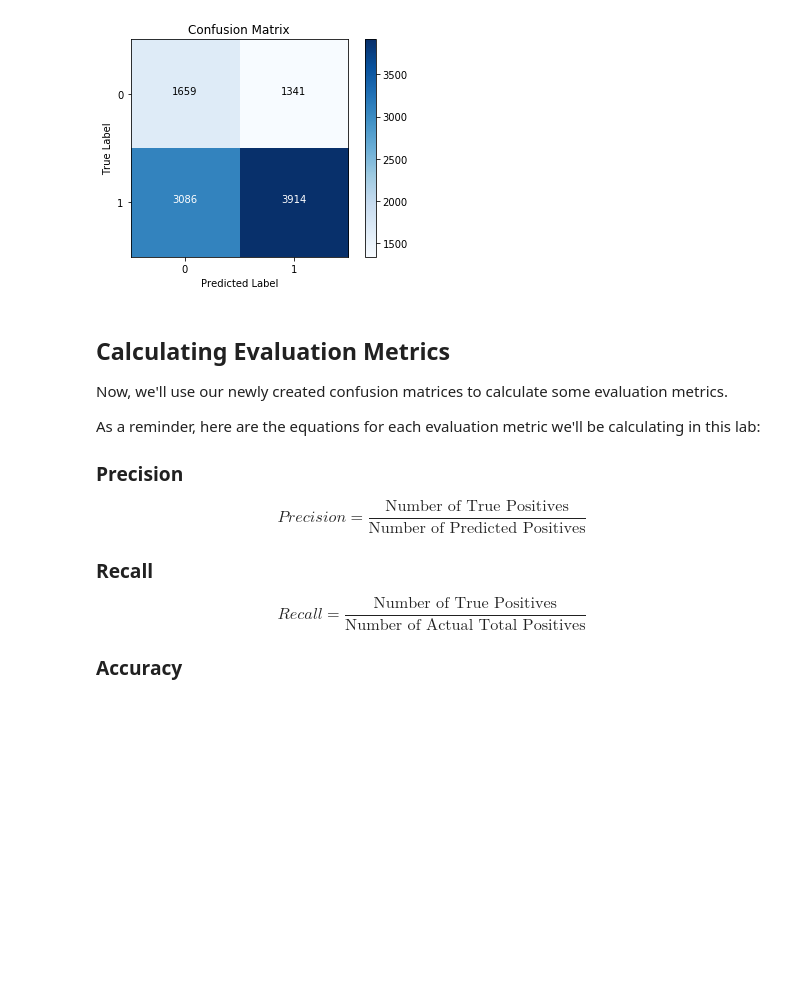
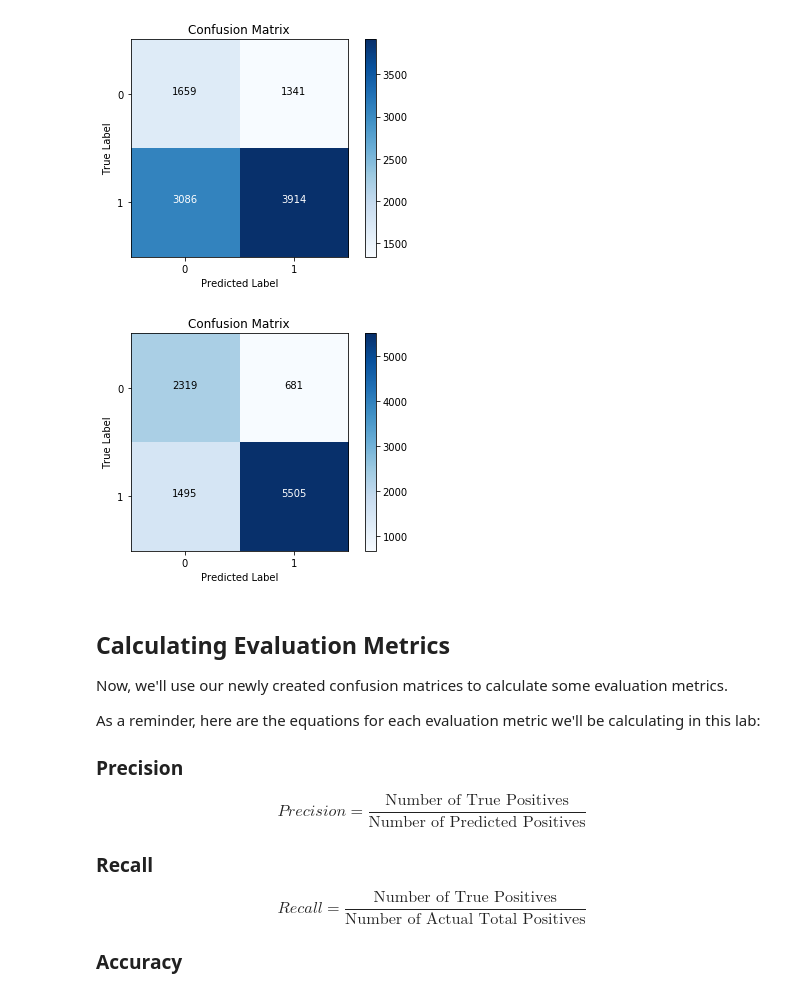
Before and after one commit to MangrobanGit/dsc-3-27-08-evaluation-metrics-lab-seattle-ds-career-040119, a Jupyter notebook: index.ipynb, the cells around one changed output. Saved outputs shown, nothing was run; the diff lists cells and outputs as text; code cells hidden in the pictures; blank space fills up the shorter version.

```diff
--- a/index.ipynb
+++ b/index.ipynb
@@ -157,7 +157,9 @@ show_cf(labels, model2_preds)
 # %% [output]
 [figure]
 # %%
-show_cf(labels, model1_preds)
+show_cf(labels, model3_preds)
+# %% [output]
+[figure, added]
 # %% [markdown]
 ## Calculating Evaluation Metrics
 
```
